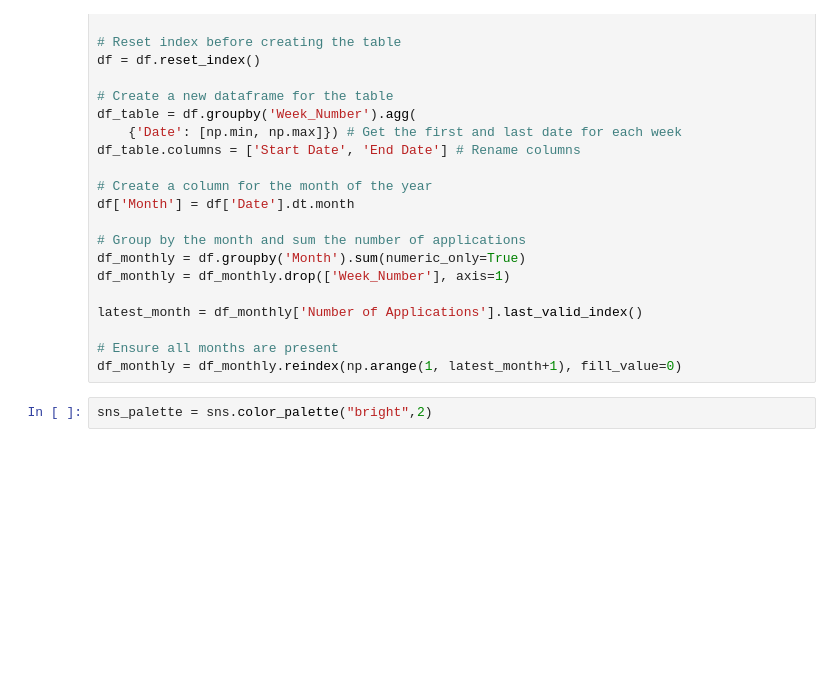
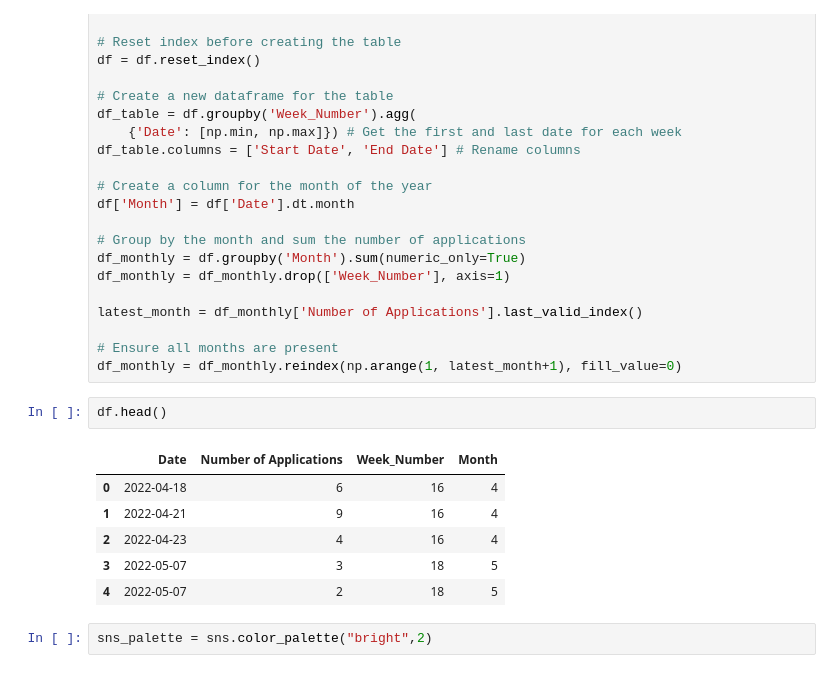
Before and after one commit to jb0hn/ApplicationLog, a Jupyter notebook: applications_log.ipynb, the cells around one changed output. Cells and saved outputs as stored; diff of their text form; blank space fills up the shorter version.

Commit message:
Add df.head() to present initial data set

```diff
--- a/applications_log.ipynb
+++ b/applications_log.ipynb
@@ -51,6 +51,15 @@ latest_month = df_monthly['Number of Applications'].last_valid_index()
 
 # Ensure all months are present
 df_monthly = df_monthly.reindex(np.arange(1, latest_month+1), fill_value=0)
+# %%
+df.head()
+# %% [output]
+|  | Date | Number of Applications | Week_Number | Month |
+| 0 | 2022-04-18 | 6 | 16 | 4 |
+| 1 | 2022-04-21 | 9 | 16 | 4 |
+| 2 | 2022-04-23 | 4 | 16 | 4 |
+| 3 | 2022-05-07 | 3 | 18 | 5 |
+| 4 | 2022-05-07 | 2 | 18 | 5 |
 # %%
 sns_palette = sns.color_palette("bright",2)
 # %%
```
Also changed, not shown: 1 other file.
